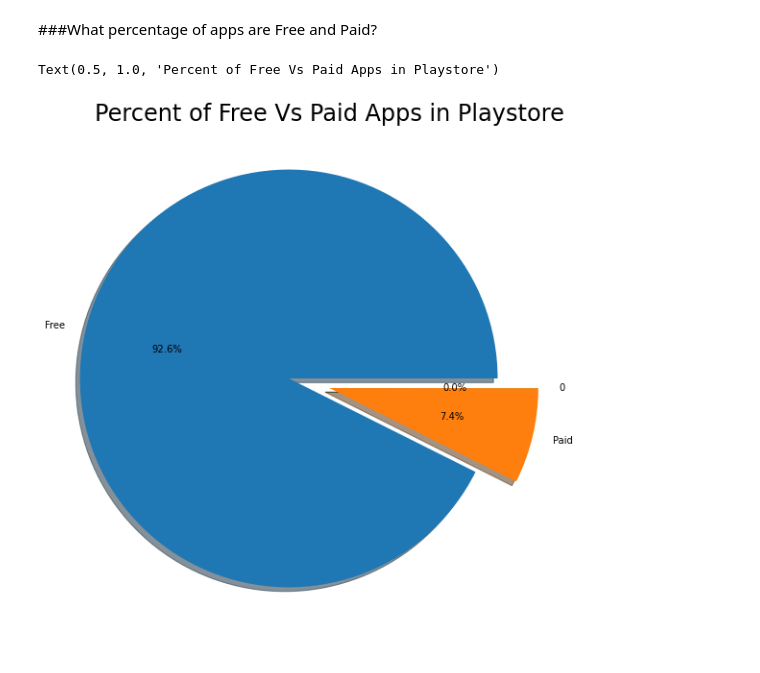
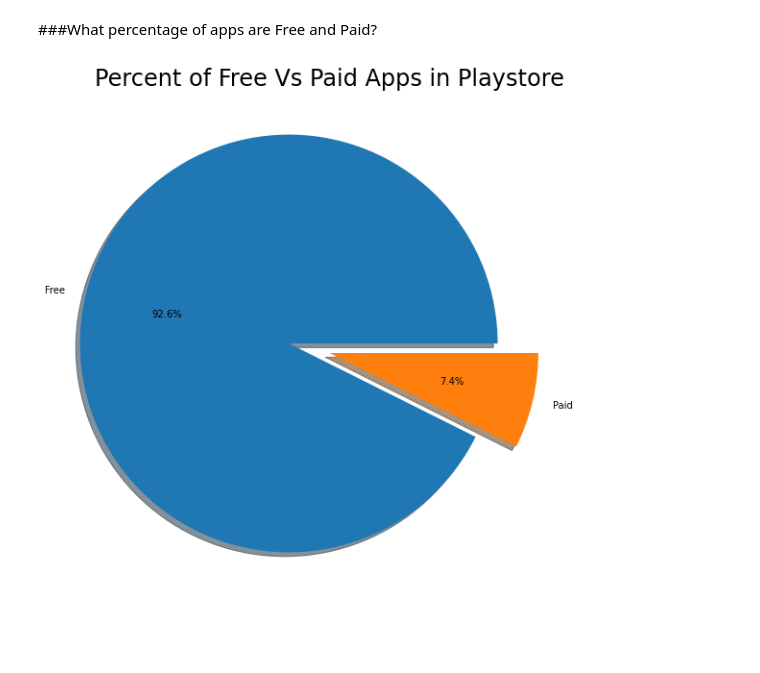
Before and after one commit to Amankr351/Play-Store-Review-Analysis, a Jupyter notebook: Aman_EDA_Project.ipynb, the cells around one changed output. Saved outputs shown, nothing was run; the diff lists cells and outputs as text; code cells hidden in the pictures.

```diff
--- a/Aman_EDA_Project.ipynb
+++ b/Aman_EDA_Project.ipynb
@@ -146,10 +144,9 @@ Text(0.5, 0, 'Content Rating')
 # %%
 plt.figure(figsize=(10,10))
 labels = data['Type'].value_counts(sort = True).index
 sizes = data['Type'].value_counts(sort = True)
-myexplode = [0.2, 0, 0]
+myexplode = [0.2, 0]
 plt.pie(sizes,  labels=labels, explode =myexplode, autopct='%1.1f%%', shadow=True)
-plt.title('Percent of Free Vs Paid Apps in Playstore', size = 24)
+plt.title('Percent of Free Vs Paid Apps in Playstore', size = 24);
 # %% [output]
-Text(0.5, 1.0, 'Percent of Free Vs Paid Apps in Playstore')
-[figure, old version]
+[figure, new version]
```
Also changed, not shown: parts of 16 cells of this notebook.
